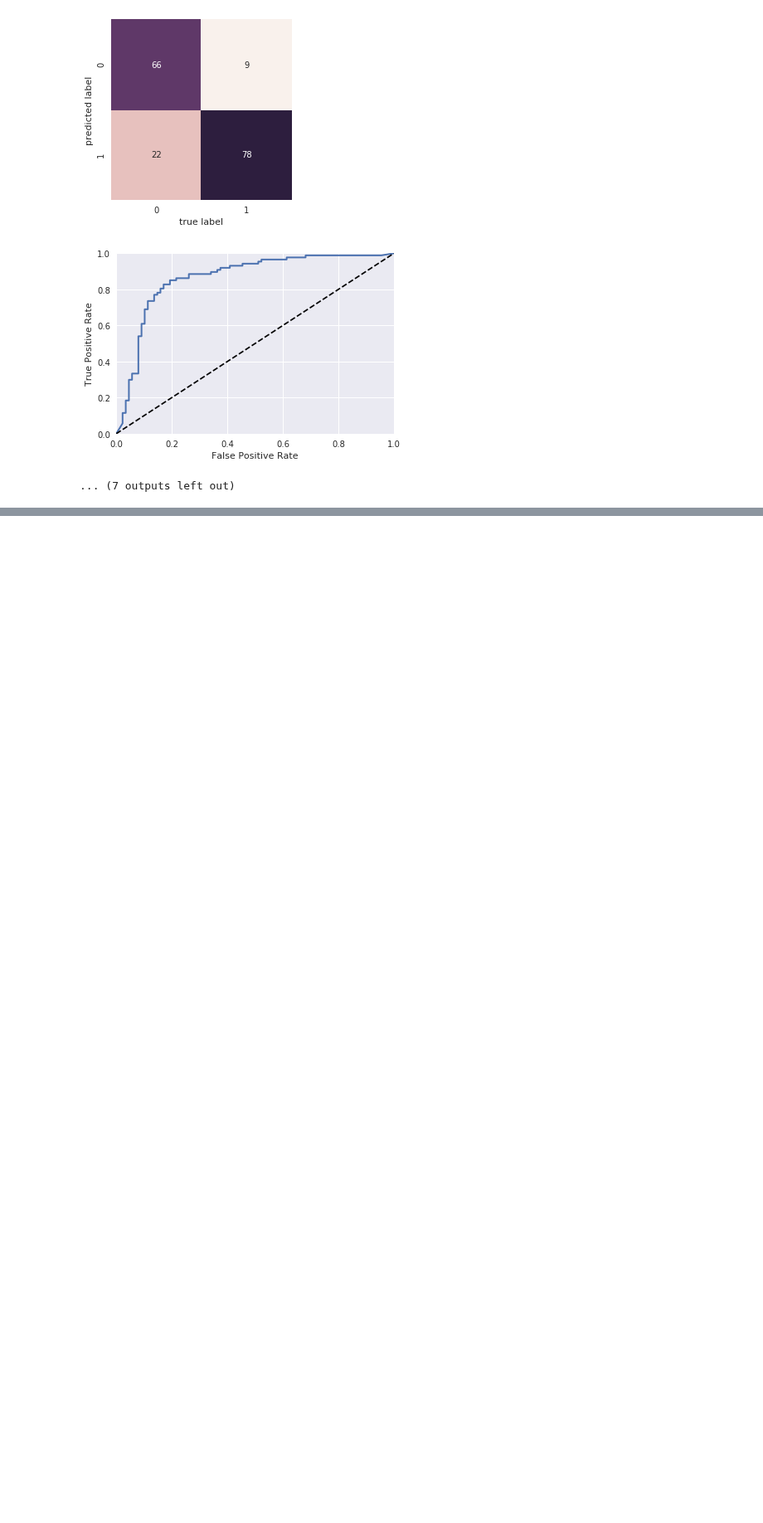
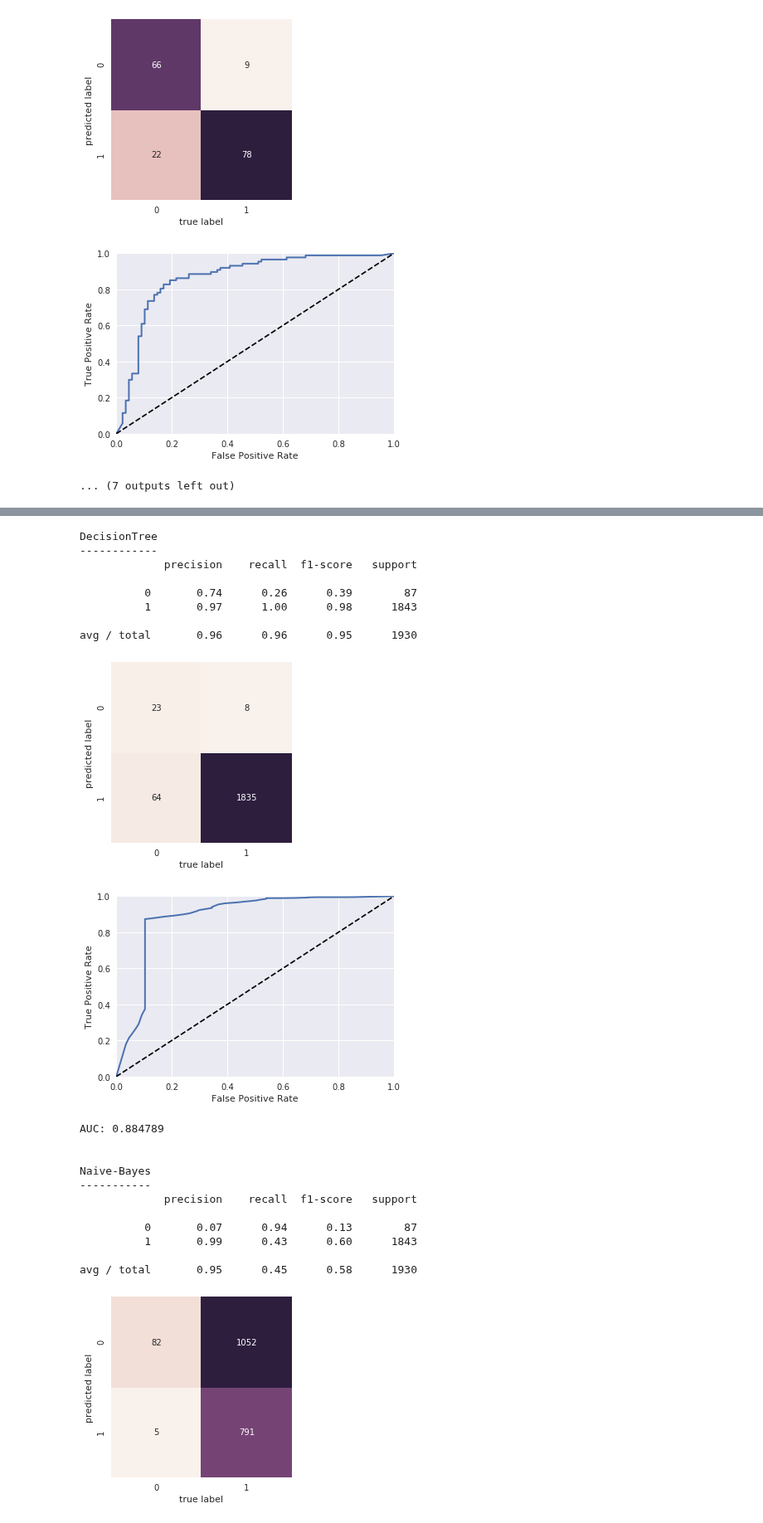
Before and after one commit to tmedeirosb/modelo_ifrn_integrado, a Jupyter notebook: versao_2/workflow_tecnica_tradicional.ipynb, the cells around one changed output, grey strips where cells are left out. Shown at 83% size. Saved outputs shown, nothing was run; the diff lists cells and outputs as text; code cells hidden in the pictures; blank space fills up the shorter version.

```diff
--- a/versao_2/workflow_tecnica_tradicional.ipynb
+++ b/versao_2/workflow_tecnica_tradicional.ipynb
@@ -847,0 +996,40 @@ avg / total       0.83      0.82      0.82       175
+# %%
+#avaliacao individual por modelo
+for model in res_models:
+    if model['name'] in ['SVC']:
+        continue
+
+    print('\n\n'+model['name'])
+    print('-'*len(model['name']))
+
+    Xtest_2  = Xtest
+
+    if len(model['best_columns']):
+        Xtest_2  = Xtest[model['best_columns']]
+
+    ypred = model['best_model'].predict(Xtest_2)
+
+    evaluating(model['best_model'], ytest, ypred, Xtest_2)
+# %% [output]
+DecisionTree
+------------
+             precision    recall  f1-score   support
+
+          0       0.74      0.26      0.39        87
+          1       0.97      1.00      0.98      1843
+
+avg / total       0.96      0.96      0.95      1930
+[figure, added]
+[figure, added]
+AUC: 0.884789
+
+
+Naive-Bayes
+-----------
+             precision    recall  f1-score   support
+
+          0       0.07      0.94      0.13        87
+          1       0.99      0.43      0.60      1843
+
+avg / total       0.95      0.45      0.58      1930
+[figure, added]
```
Also changed, not shown: parts of 8 cells of this notebook.
